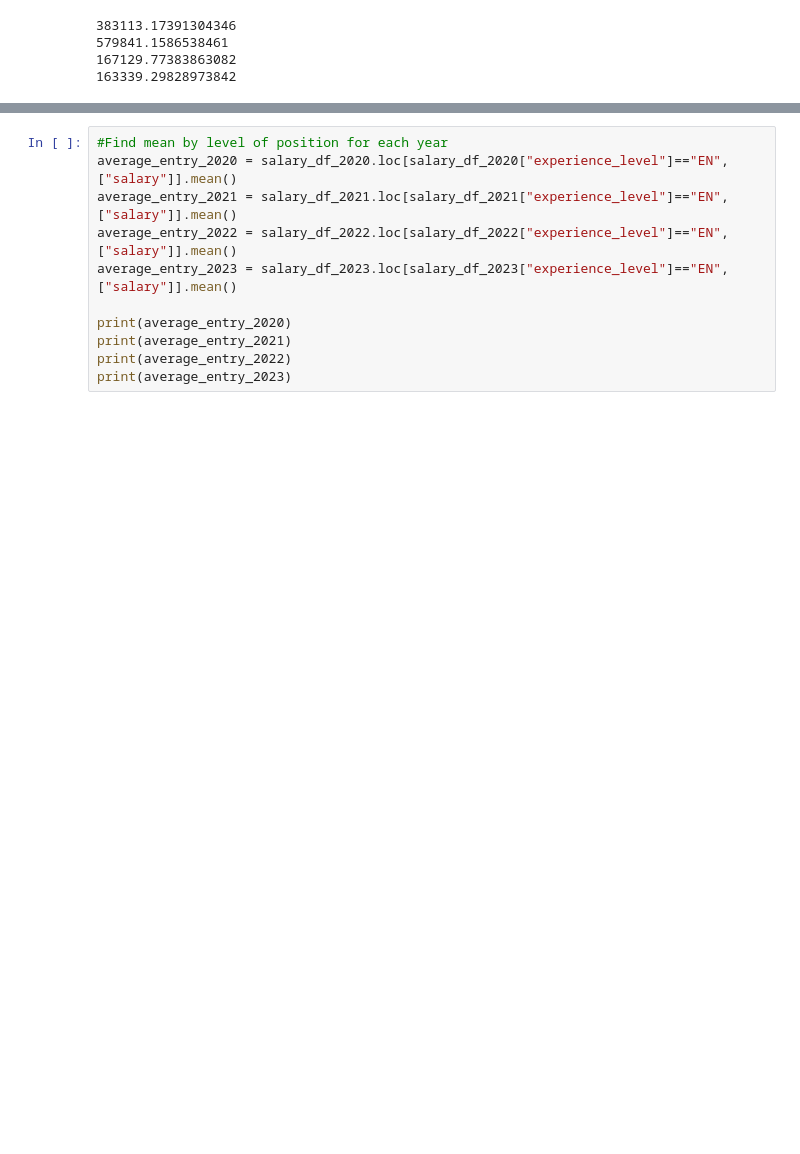
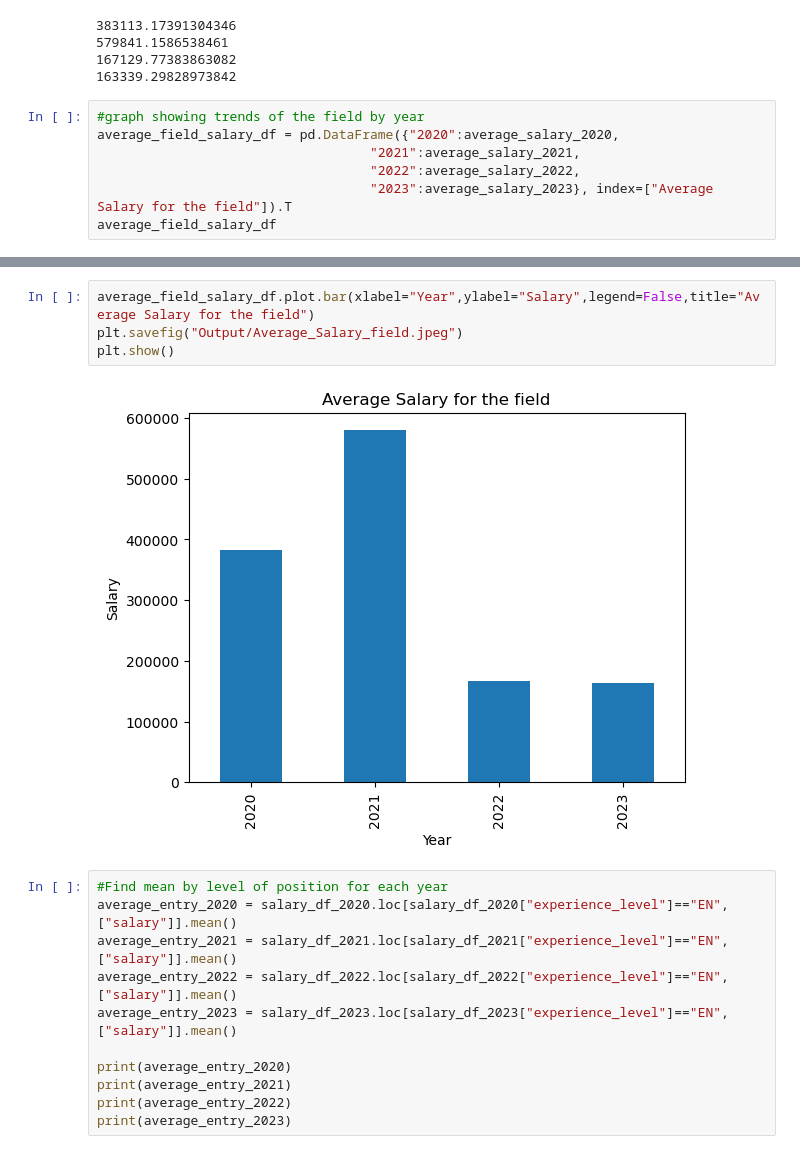
Before and after one commit to christian-a-smith/project-1, a Jupyter notebook: Trends-over-3-years.ipynb, the cells around one changed output, grey strips where cells are left out. Cells and saved outputs as stored; diff of their text form; blank space fills up the shorter version.

Commit message:
Added two more graphs to code

```diff
--- a/Trends-over-3-years.ipynb
+++ b/Trends-over-3-years.ipynb
@@ -95,3 +95,10 @@ print(average_salary_2023)
 579841.1586538461
 167129.77383863082
 163339.29828973842
+# %%
+#graph showing trends of the field by year
+average_field_salary_df = pd.DataFrame({"2020":average_salary_2020,
+                                   "2021":average_salary_2021,
+                                   "2022":average_salary_2022,
+                                   "2023":average_salary_2023}, index=["Average Salary for the field"]).T
+average_field_salary_df
@@ -98,3 +111,9 @@ print(average_salary_2023)
+# %%
+average_field_salary_df.plot.bar(xlabel="Year",ylabel="Salary",legend=False,title="Average Salary for the field")
+plt.savefig("Output/Average_Salary_field.jpeg")
+plt.show()
+# %% [output]
+[figure, added]
 # %%
 #Find mean by level of position for each year
 average_entry_2020 = salary_df_2020.loc[salary_df_2020["experience_level"]=="EN",["salary"]].mean()
```
Also changed, not shown: parts of 3 cells of this notebook, 2 other files.
